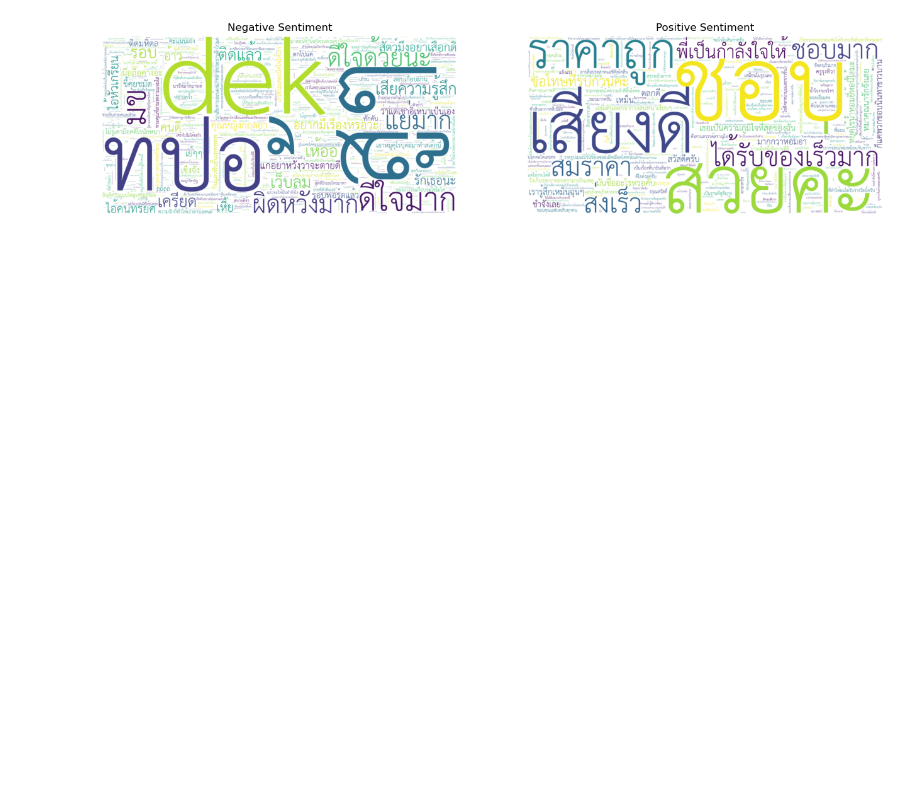
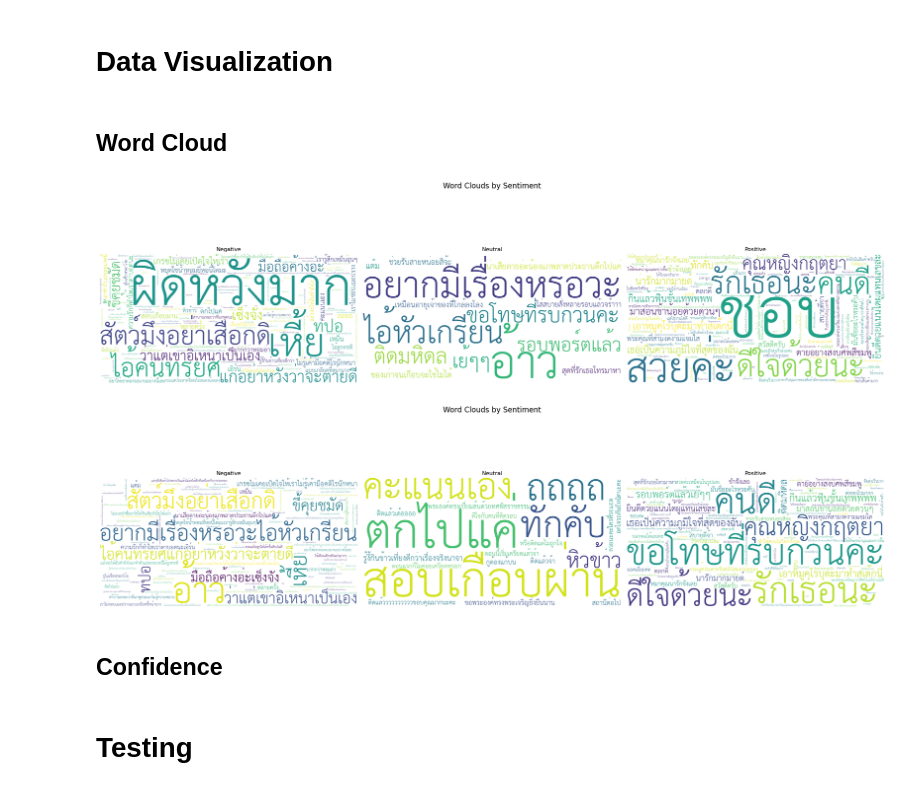
Before and after one commit to lani1n/Kiangkrit45, a Jupyter notebook: nlp/sentiment analysis.ipynb, the cells around one changed output. Cells and saved outputs as stored; diff of their text form; code cells hidden in the pictures; blank space fills up the shorter version.

Commit message:
sentiment_ver1.0

```diff
--- a/nlp/sentiment analysis.ipynb
+++ b/nlp/sentiment analysis.ipynb
@@ -21,3 +36,7 @@ import pandas as pd
 import requests
 # %%
-df = pd.read_csv(r'datasets\review_shopping.csv', sep='\t', names=['text', 'sentiment'], header=None)
+sample1 = pd.read_csv(r'datasets\sample.csv', sep='\t', names=['text', 'sentiment'], header=None)
+
+sample2 = pd.read_csv(r'datasets\wisesight_2.csv', names=['text', 'sentiment'], header=None, skiprows=1)
+
+data = pd.read_csv(r'datasets\test.csv', encoding='utf8', header=None)
@@ -83,0 +229,10 @@ print(sentiment_lst)
+# %%
+def process_data(text, polarity, confidence):
+    confidence_lst = list(zip(polarity, confidence))
+    predicted_lst = list(zip(text, polarity))
+    return confidence_lst, predicted_lst
+
+confidence_lst, predicted_lst = process_data(text, polarity, confidence)
+
+print(confidence_lst)
+print(predicted_lst)
@@ -83,0 +242,4 @@ print(sentiment_lst)
+# %%
+sentiment_ml2 = predicted_lst
+
+print(sentiment_ml2)
@@ -84,26 +320,40 @@ print(sentiment_lst)
+# %% [markdown]
+# Data Visualization
+# %% [markdown]
+## Word Cloud
 # %%
-text_neg = " ".join(text for text, sentiment in sentiment_lst if sentiment == 'neg')
-text_pos = " ".join(text for text, sentiment in sentiment_lst if sentiment == 'pos')
+def word_cloud(lst):
+    texts = {
+        'Negative': " ".join(text for text, sentiment in lst if sentiment == 'negative'),
+        'Neutral': " ".join(text for text, sentiment in lst if sentiment == 'neutral'),
+        'Positive': " ".join(text for text, sentiment in lst if sentiment == 'positive')
+    }
 
-fp = 'THSarabunNew.ttf'
-reg = r"[ก-๙a-zA-Z']+"
+    fp = 'THSarabunNew.ttf'
+    reg = r"[ก-๙a-zA-Z']+"
 
-wordcloud_neg = WordCloud(stopwords=thai_stopwords, background_color='white', max_words=2000,
-                          height=2000, width=4000, font_path=fp, regexp=reg).generate(text_neg)
+    wordclouds = {
+        sentiment: WordCloud(stopwords=thai_stopwords, background_color='white',
+                             max_words=2000, height=2000, width=4000,
+                             font_path=fp, regexp=reg).generate(text)
+        for sentiment, text in texts.items()
+    }
 
-wordcloud_pos = WordCloud(stopwords=thai_stopwords, background_color='white', max_words=2000,
-                          height=2000, width=4000, font_path=fp, regexp=reg).generate(text_pos)
+    fig, axs = plt.subplots(1, 3, figsize=(24, 8))
+    fig.suptitle('Word Clouds by Sentiment', fontsize=16)
 
-fig, axs = plt.subplots(1, 2, figsize=(16, 8))
+    for i, (sentiment, wordcloud) in enumerate(wordclouds.items()):
+        axs[i].imshow(wordcloud, interpolation='bilinear')
+        axs[i].axis('off')
+        axs[i].set_title(sentiment)
 
-axs[0].imshow(wordcloud_neg, interpolation='bilinear')
-axs[0].axis('off')
-axs[0].set_title('Negative Sentiment')
+    plt.tight_layout(rect=[0, 0.03, 1, 0.95])
+    plt.show()
 
-axs[1].imshow(wordcloud_pos, interpolation='bilinear')
-axs[1].axis('off')
-axs[1].set_title('Positive Sentiment')
-
-plt.show()
+word_cloud(sentiment_ml1)
+word_cloud(sentiment_ml2)
 # %% [output]
-[figure, old version]
+[figure, new version]
+[figure, added]
+# %% [markdown]
+## Confidence
@@ -109,0 +384,2 @@ plt.show()
+# %% [markdown]
+# Testing
```
Also changed, not shown: parts of 26 cells of this notebook, 41 other files.
